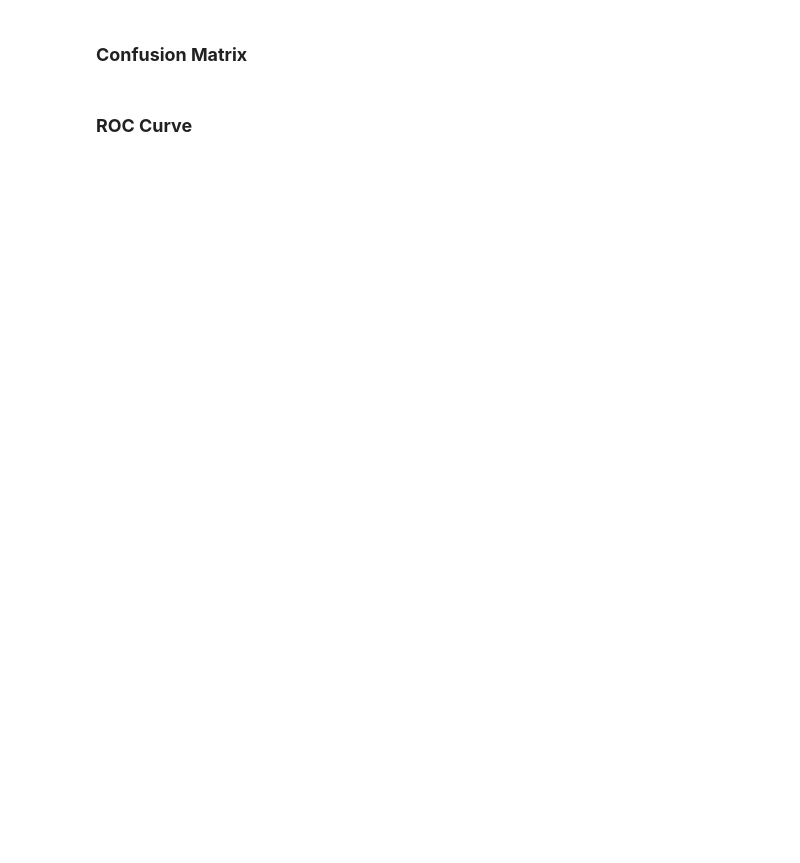
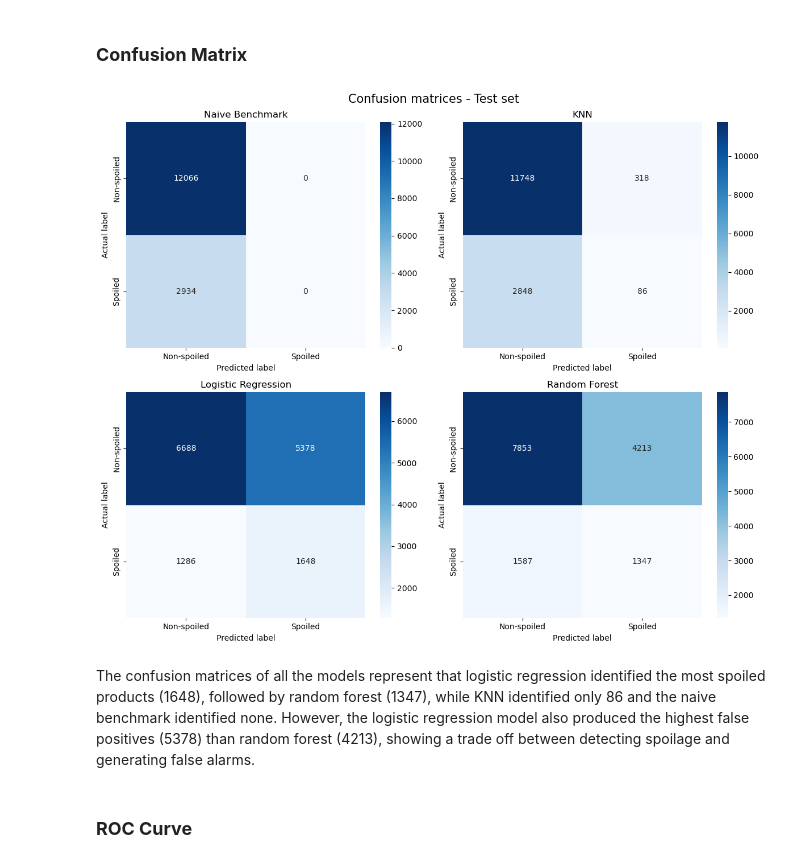
Before and after one commit to AnishaP3/Reducing-Inventory-Waste-in-Grocery-Stores, a Jupyter notebook: Notebooks/Project_Milestone_5_Final_Experiments_and_Analysis.ipynb, the cells around one changed output. Cells and saved outputs as stored; diff of their text form; code cells hidden in the pictures; blank space fills up the shorter version.

```diff
--- a/Notebooks/Project_Milestone_5_Final_Experiments_and_Analysis.ipynb
+++ b/Notebooks/Project_Milestone_5_Final_Experiments_and_Analysis.ipynb
@@ -688,4 +923,28 @@ The following table compares the Accuracy, Recall, Precision, F1 (spoiled=1), Ma
 # %% [markdown]
 ### **Confusion Matrix**
+# %%
+fig, axes = plt.subplots(2, 2, figsize=(12, 10))
+for ax, (name, y_pred) in zip(axes.flatten(), predictions.items()):
+    cm = confusion_matrix(y_test, y_pred, labels=[0, 1])
+    sns.heatmap(
+        cm,
+        annot=True,
+        fmt="d",
+        cmap="Blues",
+        xticklabels=["Non-spoiled", "Spoiled"],
+        yticklabels=["Non-spoiled", "Spoiled"],
+        ax=ax
+    )
+    ax.set_title(name)
+    ax.set_xlabel("Predicted label")
+    ax.set_ylabel("Actual label")
+
+plt.suptitle("Confusion matrices - Test set", fontsize=15)
+plt.tight_layout()
+plt.show()
+# %% [output]
+[figure, added]
+# %% [markdown]
+The confusion matrices of all the models represent that logistic regression identified the most spoiled products (1648), followed by random forest (1347), while KNN identified only 86 and the naive benchmark identified none. However, the logistic regression model also produced the highest false positives (5378) than random forest (4213), showing a trade off between detecting spoilage and generating false alarms.
 # %% [markdown]
 ### **ROC Curve**
```
Also changed, not shown: parts of 26 cells of this notebook.
